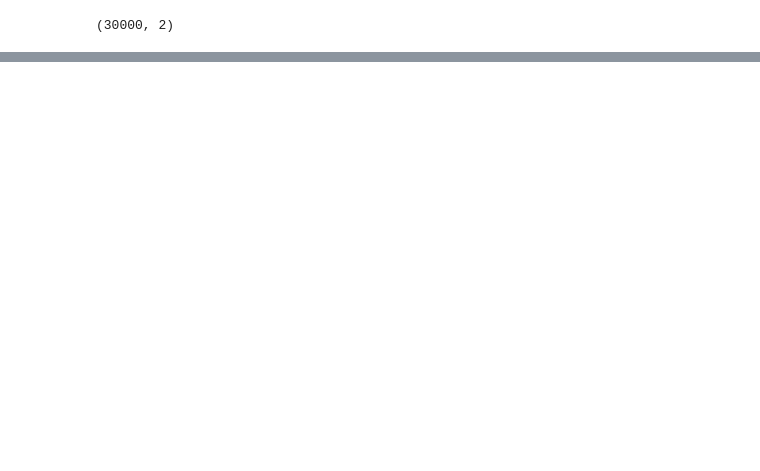
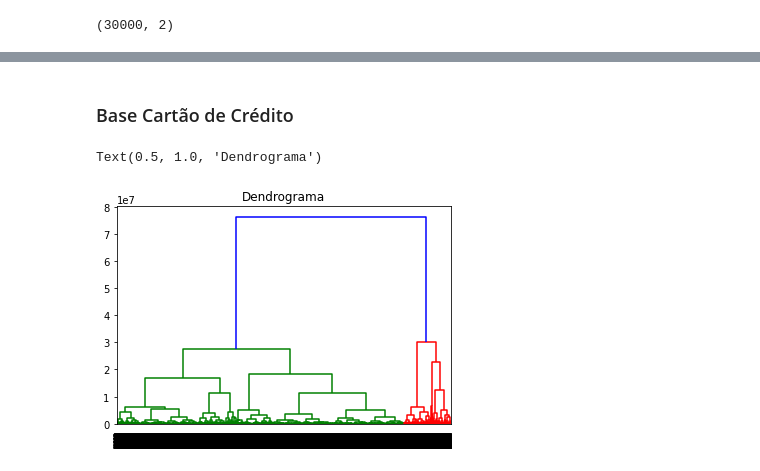
Before and after one commit to WES404/Machine_Learning_udemy, a Jupyter notebook: ML_Udemy_Clusters.ipynb, the cells around one changed output, grey strips where cells are left out. Cells and saved outputs as stored; diff of their text form; code cells hidden in the pictures; blank space fills up the shorter version.

```diff
--- a/ML_Udemy_Clusters.ipynb
+++ b/ML_Udemy_Clusters.ipynb
@@ -199,0 +237,8 @@ lista_clientes = lista_clientes[lista_clientes[:, 26].argsort()]
+# %% [markdown]
+### Base Cartão de Crédito
+# %%
+dendrograma = dendrogram(linkage(x_cartao, method="ward"))
+plt.title("Dendrograma")
+# %% [output]
+Text(0.5, 1.0, 'Dendrograma')
+[figure, added]
```
Also changed, not shown: parts of 11 cells of this notebook.
